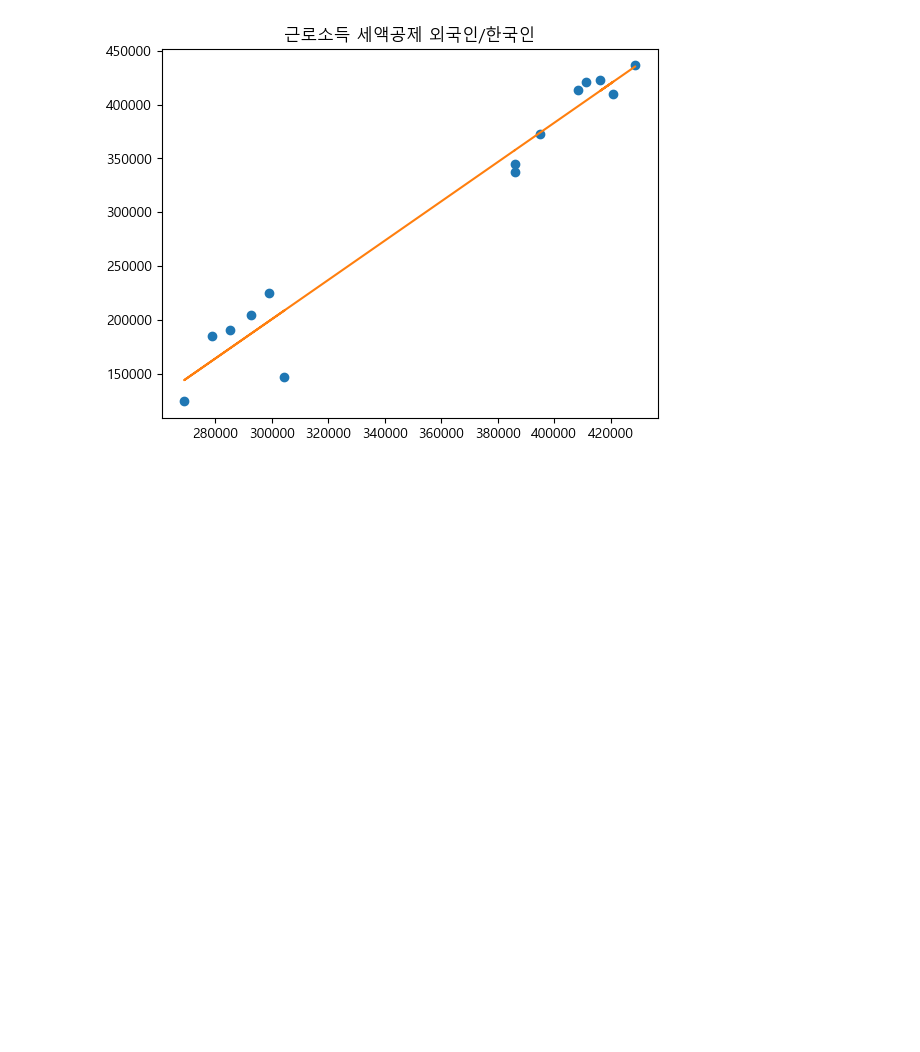
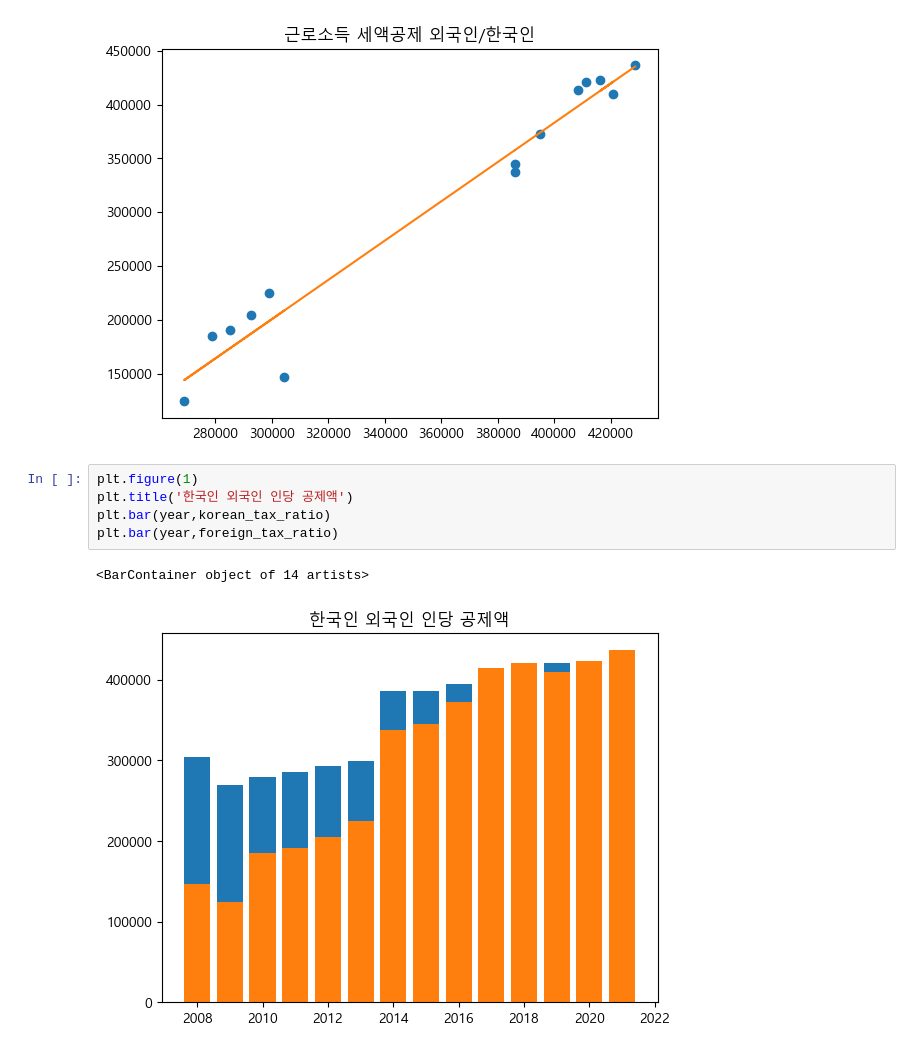
Before and after one commit to voiceofwon/data_analysis_foreign_worker, a Jupyter notebook: income.ipynb, the cells around one changed output. Saved outputs shown, nothing was run; the diff lists cells and outputs as text; blank space fills up the shorter version.

```diff
--- a/income.ipynb
+++ b/income.ipynb
@@ -139,3 +139,11 @@ Notes:
 strong multicollinearity or other numerical problems.
 [<matplotlib.lines.Line2D at 0x...>]
 [figure]
+# %%
+plt.figure(1)
+plt.title('한국인 외국인 인당 공제액')
+plt.bar(year,korean_tax_ratio)
+plt.bar(year,foreign_tax_ratio)
+# %% [output]
+<BarContainer object of 14 artists>
+[figure, added]
```
Also changed, not shown: parts of 2 cells of this notebook, 1 other file.
